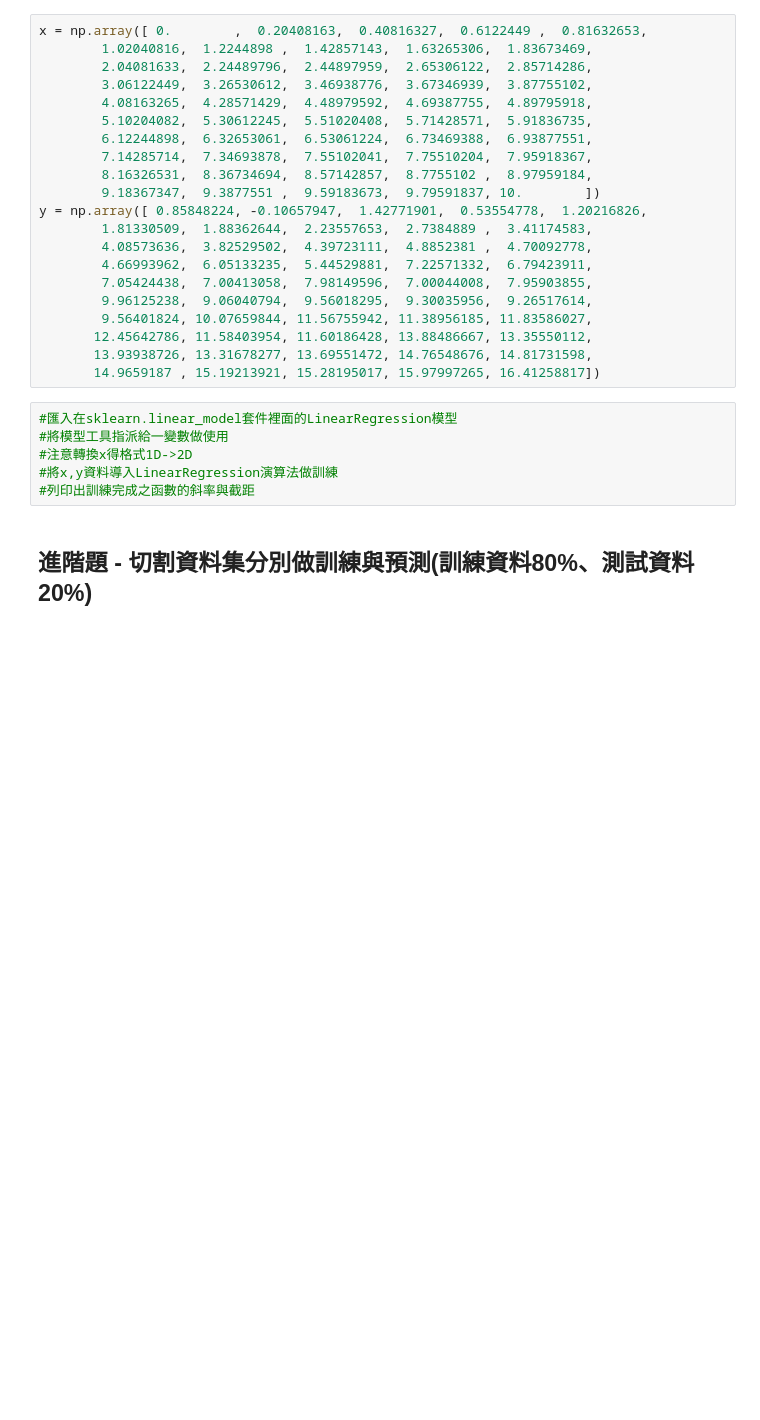
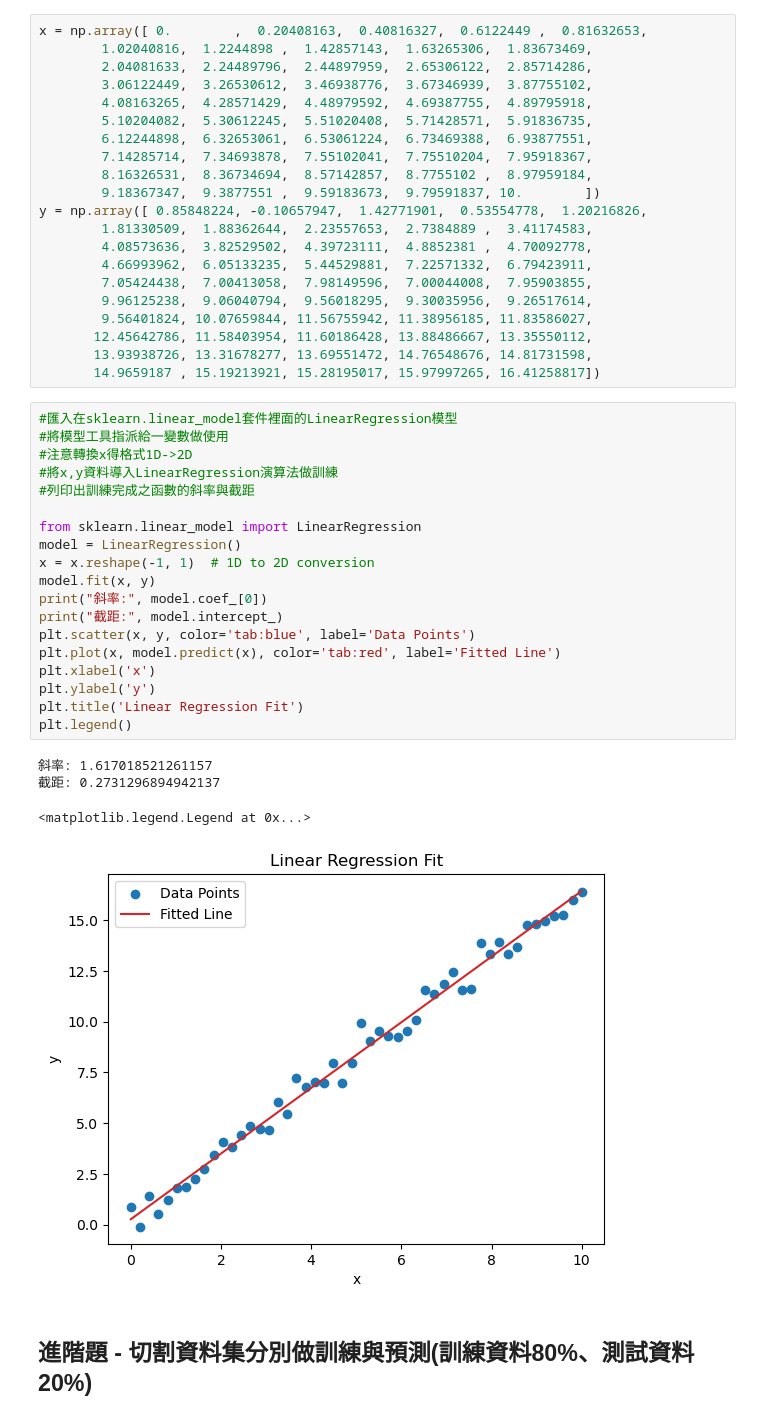
Before and after one commit to Yueh0315/IMLP, a Jupyter notebook: Unit04/Linear Regression_HW.ipynb, the cells around one changed output. Saved outputs shown, nothing was run; the diff lists cells and outputs as text; blank space fills up the shorter version.

```diff
--- a/Unit04/Linear Regression_HW.ipynb
+++ b/Unit04/Linear Regression_HW.ipynb
@@ -34,12 +34,30 @@ y = np.array([ 0.85848224, -0.10657947,  1.42771901,  0.53554778,  1.20216826,
        12.45642786, 11.58403954, 11.60186428, 13.88486667, 13.35550112,
        13.93938726, 13.31678277, 13.69551472, 14.76548676, 14.81731598,
        14.9659187 , 15.19213921, 15.28195017, 15.97997265, 16.41258817])
-# %%
-#匯入在sklearn.linear_model套件裡面的LinearRegression模型
-#將模型工具指派給一變數做使用
-#注意轉換x得格式1D->2D
-#將x,y資料導入LinearRegression演算法做訓練
-#列印出訓練完成之函數的斜率與截距
+# %%
+#匯入在sklearn.linear_model套件裡面的LinearRegression模型
+#將模型工具指派給一變數做使用
+#注意轉換x得格式1D->2D
+#將x,y資料導入LinearRegression演算法做訓練
+#列印出訓練完成之函數的斜率與截距
+
+from sklearn.linear_model import LinearRegression
+model = LinearRegression()
+x = x.reshape(-1, 1)  # 1D to 2D conversion
+model.fit(x, y)
+print("斜率:", model.coef_[0])
+print("截距:", model.intercept_)
+plt.scatter(x, y, color='tab:blue', label='Data Points')
+plt.plot(x, model.predict(x), color='tab:red', label='Fitted Line')
+plt.xlabel('x')
+plt.ylabel('y')
+plt.title('Linear Regression Fit')
+plt.legend()
+# %% [output]
+斜率: 1.617018521261157
+截距: 0.2731296894942137
+<matplotlib.legend.Legend at 0x...>
+[figure, added]
 # %% [markdown]
 ## 進階題 - 切割資料集分別做訓練與預測(訓練資料80%、測試資料20%)
 # %%
```
Also changed, not shown: parts of 5 cells of this notebook.
